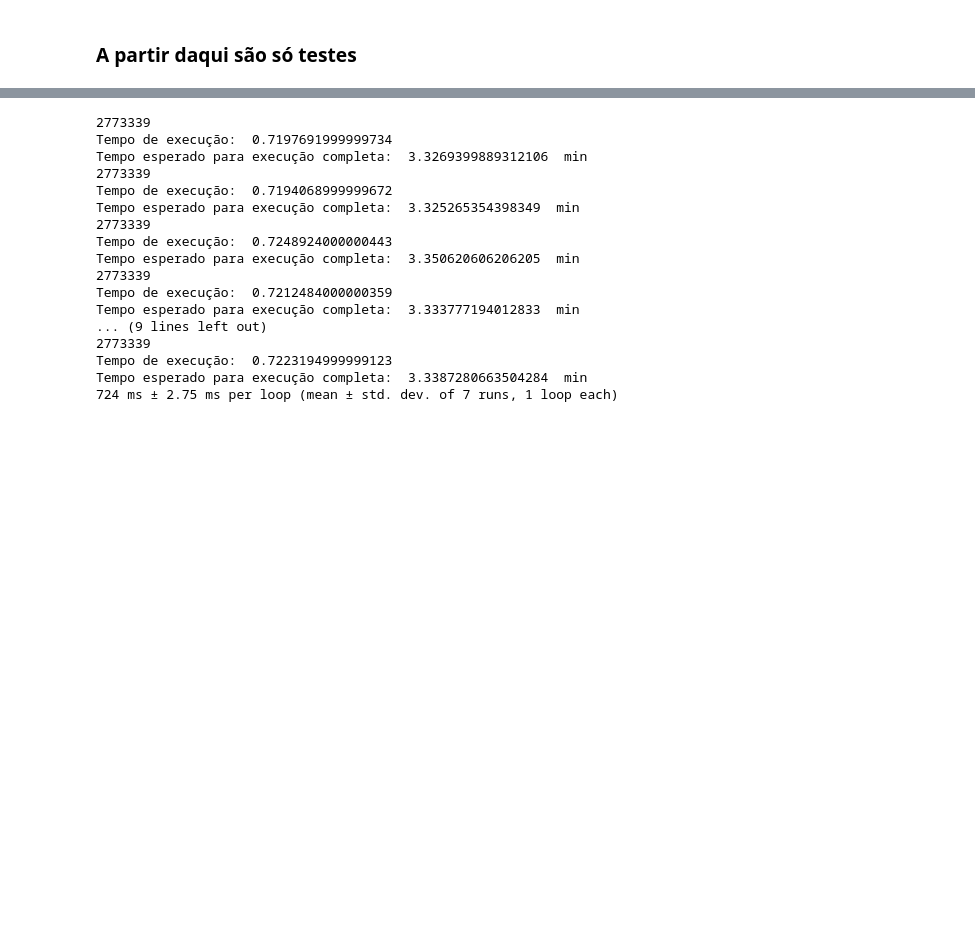
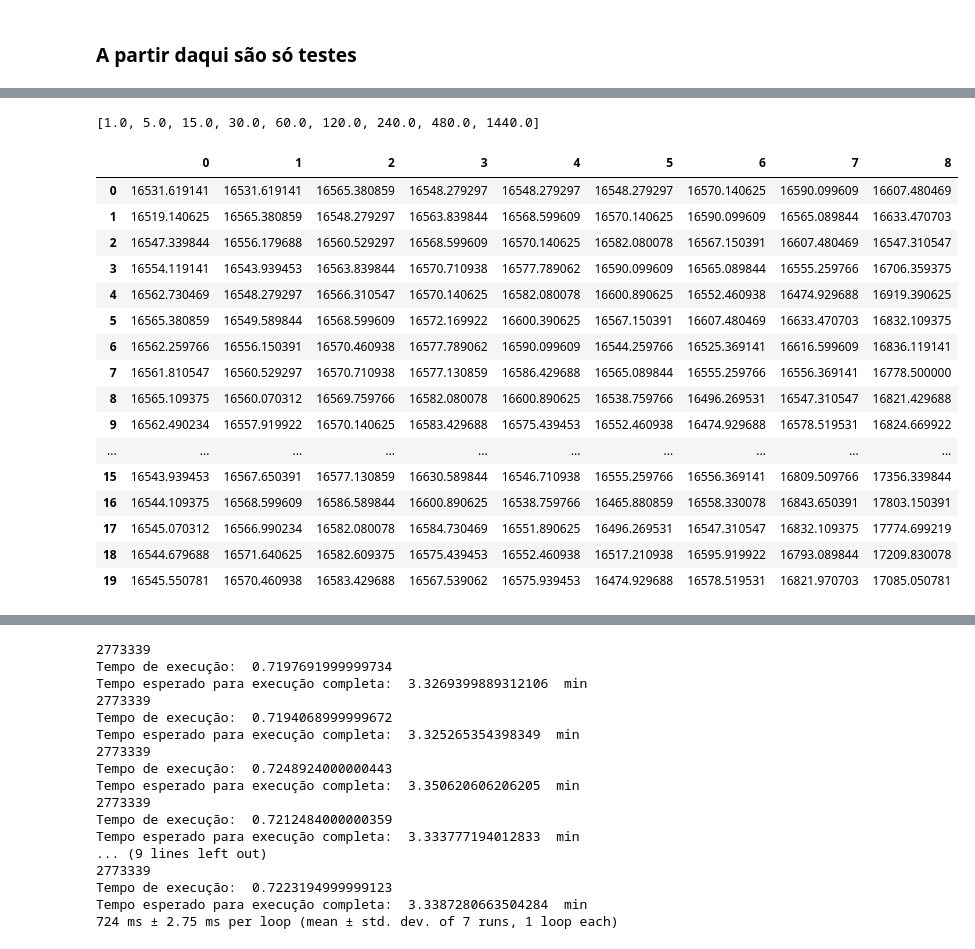
Before and after one commit to lambdavar/Artigo, a Jupyter notebook: main.ipynb, the cells around one changed output, grey strips where cells are left out. Saved outputs shown, nothing was run; the diff lists cells and outputs as text; code cells hidden in the pictures; blank space fills up the shorter version.

```diff
--- a/main.ipynb
+++ b/main.ipynb
@@ -176,0 +220,59 @@ Tempo estimado para execução completa:  3.3165196298620168  min
+# %%
+# cria lista de qtd de minutos ou segundos por timeframe, dependendo de qual for o primeiro timeframe utilizado
+def timeframes_mesma_unidade(timeframes=timeframes):
+    lista = []
+    for timeframe in timeframes:
+        qtd = int(timeframe[:-1])
+        unidade = timeframe[-1]
+        if timeframes[0] == "1s":
+            lista.append(pd.to_timedelta(qtd, unit=unidade).total_seconds())
+        elif timeframes[0] == "1m":
+            lista.append(pd.to_timedelta(qtd, unit=unidade).total_seconds()/60)
+        else:
+            print("Timeframe inicial não é de 1 minuto ou 1 segundo.")
+    return(lista)
+
+
+timeframes_padronizado = timeframes_mesma_unidade(timeframes)
+timeframes_padronizado
+# %% [output]
+[1.0, 5.0, 15.0, 30.0, 60.0, 120.0, 240.0, 480.0, 1440.0]
+# %%
+# cria janela pra cada linha de dados
+# implementar substituição ao argmax()
+
+def cria_janela(linha, dfs=dfs , lookback=lookback):
+    # cria janela vazia. precisa ter 1 coluna a mais que a qtd de timeframes
+    df_janela = np.full(shape= (lookback, len(dfs)+1), fill_value=np.nan, dtype="float32")
+    # coloca o preco de fechamento de 1m na primeira coluna e o close time de 1m na ultima coluna
+    df_janela[:, 0] = dfs[0][linha:linha+lookback, 0]
+    df_janela[:, -1] = dfs[0][linha:linha+lookback, -1]
+
+    for i in prange(1,len(dfs)):
+        # pega o numero da linha o primeiro closetime do timeframe é igual ou menor que o da janela atual
+        index = (dfs[i][:,1] <= df_janela[0,-1]).argmax()
+        # coloca as 20 (lookback) linhas subsequentes dentro da janela
+        df_janela[:, i] = dfs[i][index:index+lookback, 0]
+
+    # deleta coluna de close time e retorna
+    return(df_janela[:,:-1])
+#lookback = 20
+#pd.DataFrame(cria_janela(100, dfs, lookback))
+# %% [output]
+|  | 0 | 1 | 2 | 3 | 4 | 5 | 6 | 7 | 8 |
+| 0 | 16531.619141 | 16531.619141 | 16565.380859 | 16548.279297 | 16548.279297 | 16548.279297 | 16570.140625 | 16590.099609 | 16607.480469 |
+| 1 | 16519.140625 | 16565.380859 | 16548.279297 | 16563.839844 | 16568.599609 | 16570.140625 | 16590.099609 | 16565.089844 | 16633.470703 |
+| 2 | 16547.339844 | 16556.179688 | 16560.529297 | 16568.599609 | 16570.140625 | 16582.080078 | 16567.150391 | 16607.480469 | 16547.310547 |
+| 3 | 16554.119141 | 16543.939453 | 16563.839844 | 16570.710938 | 16577.789062 | 16590.099609 | 16565.089844 | 16555.259766 | 16706.359375 |
+| 4 | 16562.730469 | 16548.279297 | 16566.310547 | 16570.140625 | 16582.080078 | 16600.890625 | 16552.460938 | 16474.929688 | 16919.390625 |
+| 5 | 16565.380859 | 16549.589844 | 16568.599609 | 16572.169922 | 16600.390625 | 16567.150391 | 16607.480469 | 16633.470703 | 16832.109375 |
+| 6 | 16562.259766 | 16556.150391 | 16570.460938 | 16577.789062 | 16590.099609 | 16544.259766 | 16525.369141 | 16616.599609 | 16836.119141 |
+| 7 | 16561.810547 | 16560.529297 | 16570.710938 | 16577.130859 | 16586.429688 | 16565.089844 | 16555.259766 | 16556.369141 | 16778.500000 |
+| 8 | 16565.109375 | 16560.070312 | 16569.759766 | 16582.080078 | 16600.890625 | 16538.759766 | 16496.269531 | 16547.310547 | 16821.429688 |
+| 9 | 16562.490234 | 16557.919922 | 16570.140625 | 16583.429688 | 16575.439453 | 16552.460938 | 16474.929688 | 16578.519531 | 16824.669922 |
+| ... | ... | ... | ... | ... | ... | ... | ... | ... | ... |
+| 15 | 16543.939453 | 16567.650391 | 16577.130859 | 16630.589844 | 16546.710938 | 16555.259766 | 16556.369141 | 16809.509766 | 17356.339844 |
+| 16 | 16544.109375 | 16568.599609 | 16586.589844 | 16600.890625 | 16538.759766 | 16465.880859 | 16558.330078 | 16843.650391 | 17803.150391 |
+| 17 | 16545.070312 | 16566.990234 | 16582.080078 | 16584.730469 | 16551.890625 | 16496.269531 | 16547.310547 | 16832.109375 | 17774.699219 |
+| 18 | 16544.679688 | 16571.640625 | 16582.609375 | 16575.439453 | 16552.460938 | 16517.210938 | 16595.919922 | 16793.089844 | 17209.830078 |
+| 19 | 16545.550781 | 16570.460938 | 16583.429688 | 16567.539062 | 16575.939453 | 16474.929688 | 16578.519531 | 16821.970703 | 17085.050781 |
```
Also changed, not shown: parts of 22 cells of this notebook.
